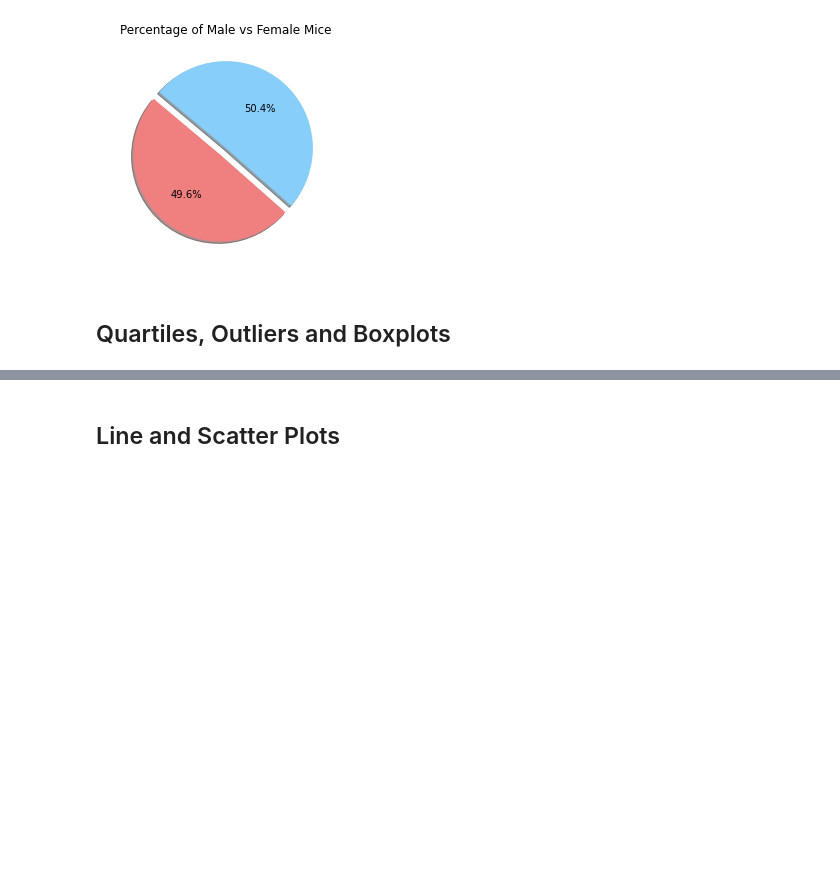
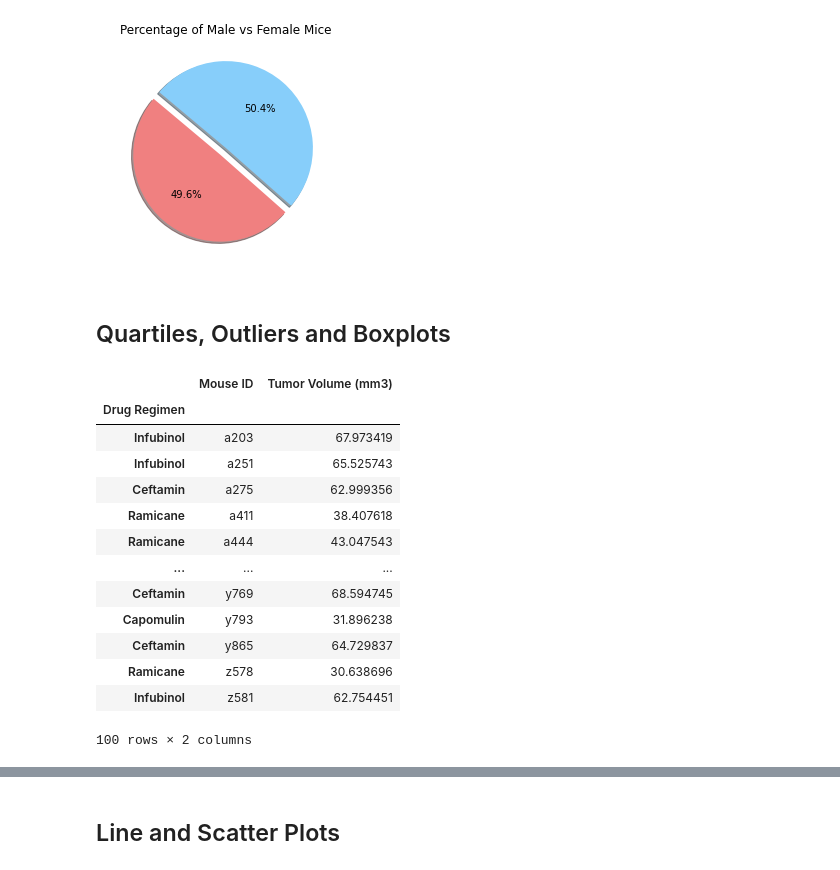
Before and after one commit to verocastillo/matplotlib-challenge, a Jupyter notebook: pymaceuticals_challenge.ipynb, the cells around one changed output, grey strips where cells are left out. Saved outputs shown, nothing was run; the diff lists cells and outputs as text; code cells hidden in the pictures; blank space fills up the shorter version.

```diff
--- a/pymaceuticals_challenge.ipynb
+++ b/pymaceuticals_challenge.ipynb
@@ -214,8 +214,34 @@ plt.show()
 # %%
 # Calculate the final tumor volume of each mouse across four of the treatment regimens:
 # Capomulin, Ramicane, Infubinol, and Ceftamin
+deletemeds = ['Ketapril','Naftisol','Placebo','Propriva','Stelasyn','Zoniferol']
 
 # Start by getting the last (greatest) timepoint for each mouse
-
+lasttp = final_df[['Mouse ID','Drug Regimen','Timepoint']]
+lasttp = lasttp.groupby(['Mouse ID']).max()
 
 # Merge this group df with the original dataframe to get the tumor volume at the last timepoint
+originaldf = final_df[['Mouse ID','Drug Regimen','Timepoint','Tumor Volume (mm3)']]
+quart_merge = pd.merge(lasttp, originaldf, how='right', on='Mouse ID')
+quart_merge = quart_merge[quart_merge['Timepoint_x']==quart_merge['Timepoint_y']]
+quart_merge = quart_merge.drop(columns=['Drug Regimen_y','Timepoint_y'])
+quart_merge = quart_merge.rename(columns={"Drug Regimen_x":"Drug Regimen","Timepoint_x":"Timepoint"})
+quart_merge = quart_merge.set_index(['Drug Regimen'])
+quart_merge = quart_merge.drop(index=deletemeds)
+quart_merge = quart_merge.drop(columns='Timepoint')
+quart_merge
+# %% [output]
+|  | Mouse ID | Tumor Volume (mm3) |
+| Drug Regimen |  |  |
+| Infubinol | a203 | 67.973419 |
+| Infubinol | a251 | 65.525743 |
+| Ceftamin | a275 | 62.999356 |
+| Ramicane | a411 | 38.407618 |
+| Ramicane | a444 | 43.047543 |
+| ... | ... | ... |
+| Ceftamin | y769 | 68.594745 |
+| Capomulin | y793 | 31.896238 |
+| Ceftamin | y865 | 64.729837 |
+| Ramicane | z578 | 30.638696 |
+| Infubinol | z581 | 62.754451 |
+100 rows × 2 columns
```
Also changed, not shown: parts of 4 cells of this notebook.
